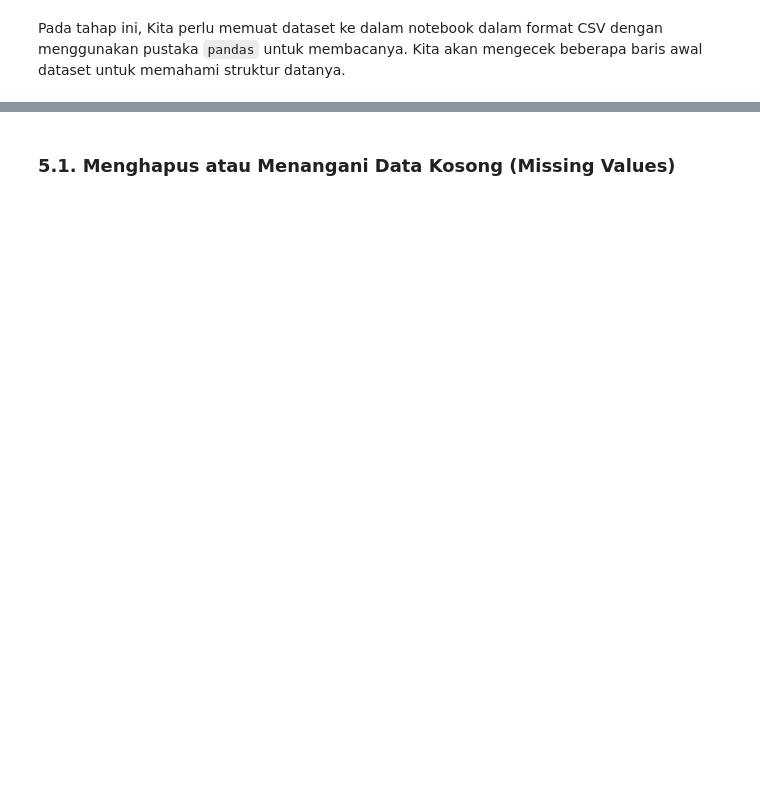
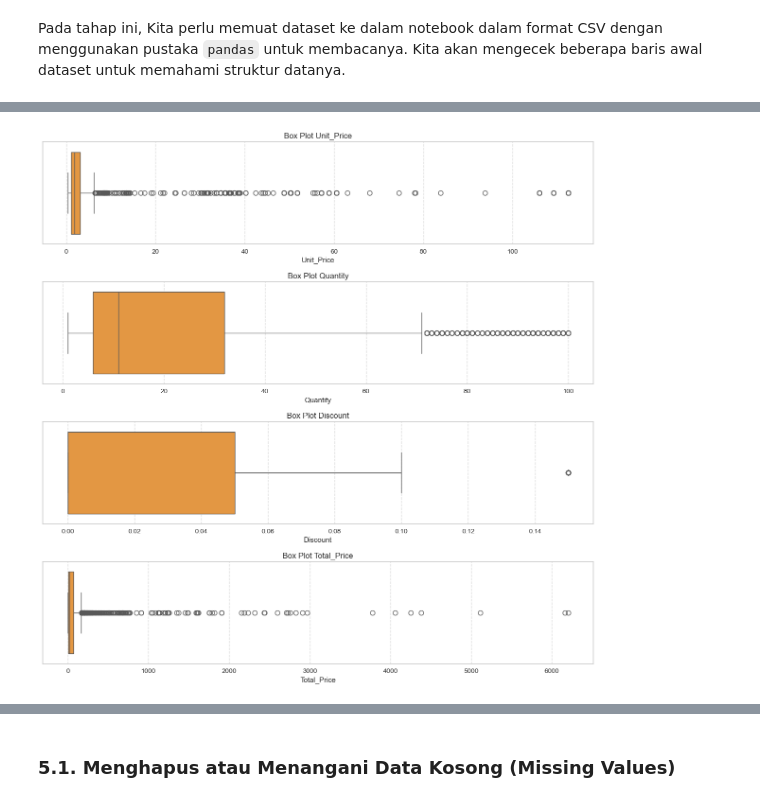
Before and after one commit to alouvre/BMLUP_DicodingSubmission_ProyekMembangunMachineLearning, a Jupyter notebook: [Clustering-1] Submission Akhir BMLP_Alifia Mustika Sari.ipynb, the cells around one changed output, grey strips where cells are left out. Saved outputs shown, nothing was run; the diff lists cells and outputs as text; code cells hidden in the pictures; blank space fills up the shorter version.

```diff
--- a/[Clustering-1] Submission Akhir BMLP_Alifia Mustika Sari.ipynb
+++ b/[Clustering-1] Submission Akhir BMLP_Alifia Mustika Sari.ipynb
@@ -128,0 +231,28 @@ memory usage: 755.3+ MB
+# %%
+def plot_all_numerical_boxplots(df):
+    """
+    Menampilkan boxplot untuk semua fitur numerik dalam DataFrame.
+
+    Parameters:
+        df (DataFrame): DataFrame yang berisi data numerik.
+    """
+    # Custom palette
+    custom_palette = sns.color_palette("YlOrBr", 3)  # Ambil 3 warna
+
+    numeric_cols = df.select_dtypes(include=['number']).columns  # Memilih kolom numerik
+
+    plt.figure(figsize=(12, len(numeric_cols) * 3))  # Menyesuaikan ukuran plot
+
+    for i, col in enumerate(numeric_cols, 1):
+        plt.subplot(len(numeric_cols), 1, i)
+        sns.boxplot(x=df[col], color=custom_palette[1])  # Boxplot
+        plt.title(f'Box Plot {col}')
+        plt.xlabel(col)
+        plt.grid(axis='x', linestyle='--', alpha=0.7)
+
+    plt.tight_layout()
+    plt.show()
+
+plot_all_numerical_boxplots(df_sales)
+# %% [output]
+[figure, added]
```
Also changed, not shown: parts of 29 cells of this notebook.
